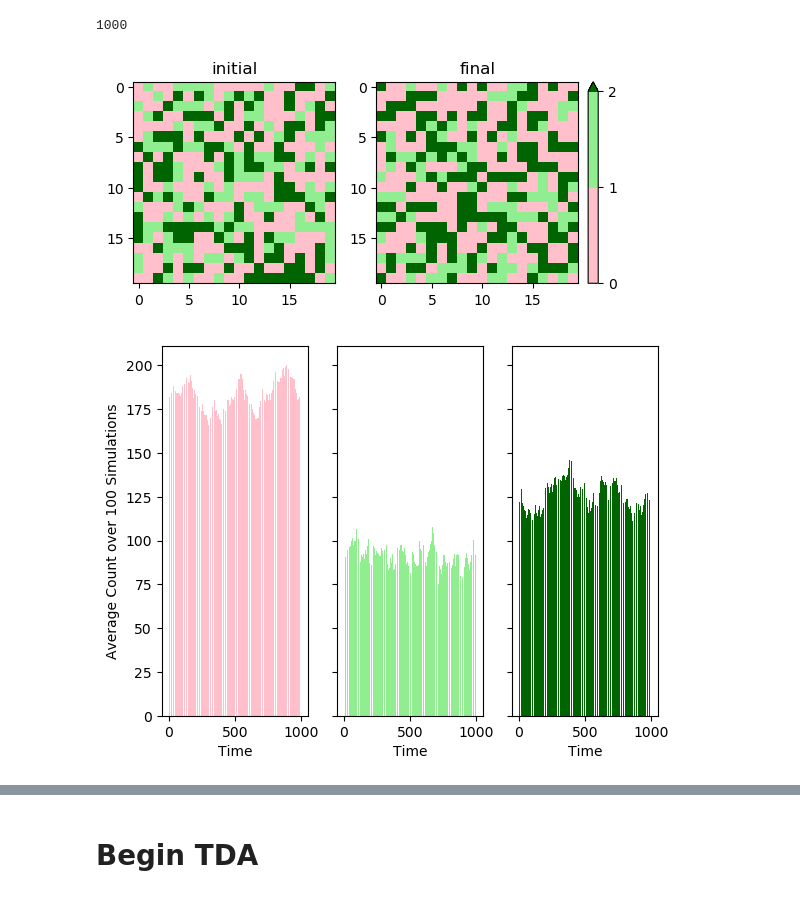
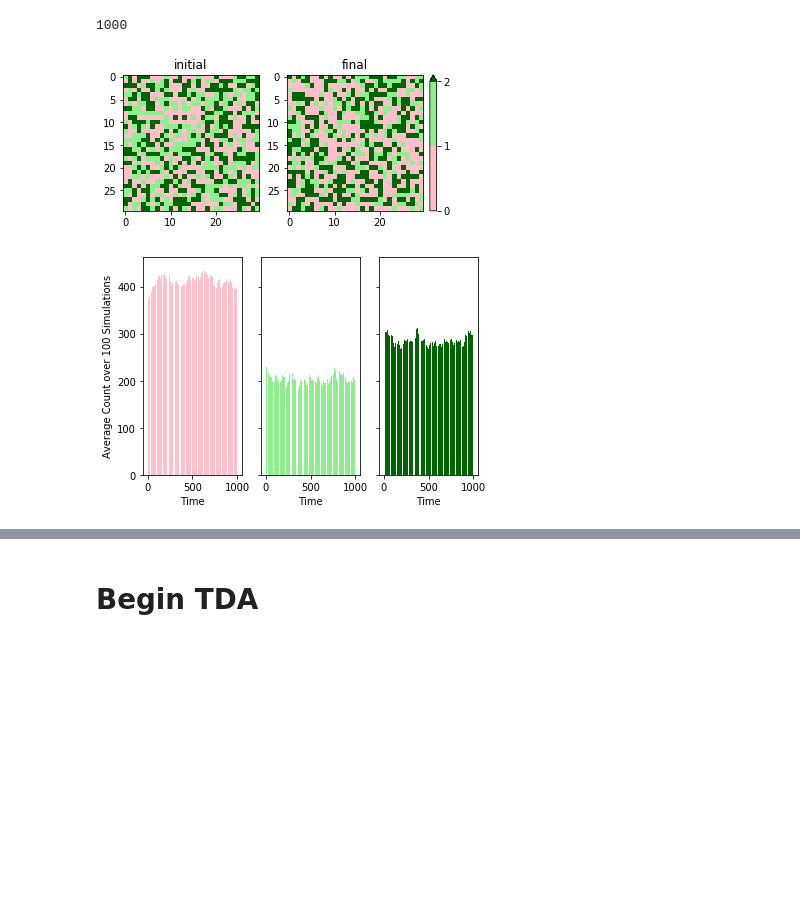
Before and after one commit to rneuhausler/coralModel-analyses, a Jupyter notebook: scripts/coralModelTDA.ipynb, the cells around one changed output, grey strips where cells are left out. Drawn from its saved outputs; the diff is of its cells as text; code cells hidden in the pictures; blank space fills up the shorter version.

```diff
--- a/scripts/coralModelTDA.ipynb
+++ b/scripts/coralModelTDA.ipynb
@@ -93,8 +21,8 @@ dt=.01
 tf=10
 NumberOfRuns = int(tf/dt)
 NumberOfSimulations = 2
-rows = 20
-columns = 20
+rows = 30
+columns = 30
 
 NumberOfNodes = rows * columns
 coralCount = np.zeros((NumberOfRuns, NumberOfSimulations))
@@ -132,16 +60,16 @@ for s in range(0,NumberOfSimulations):
 #Plotting inital and last spatial distribution of model runs
 data1 = np.reshape(types[0,:,0], (-1, rows))
 data2 = np.reshape(types[NumberOfRuns-1,:,0], (-1, rows))
-initialFinal(data1=data1, data2=data2)
+tl.initialFinal(data1=data1, data2=data2)
 # %% [output]
-[figure, old version]
+[figure, new version]
 # %%
 #Plotting histograms
 x = np.arange(NumberOfRuns)
 ylabel = "Average Count over 100 Simulations"
-averageHists(x, coralCount, turfCount, algaeCount, ylabel)
+tl.averageHists(x, coralCount, turfCount, algaeCount, ylabel)
 # %% [output]
-[figure, old version]
+[figure, new version]
 # %%
 #Plotting progression over time for 1 simulation
 x1=coralCount[:,1]
```
Also changed, not shown: parts of 15 cells of this notebook, 1 other file.
